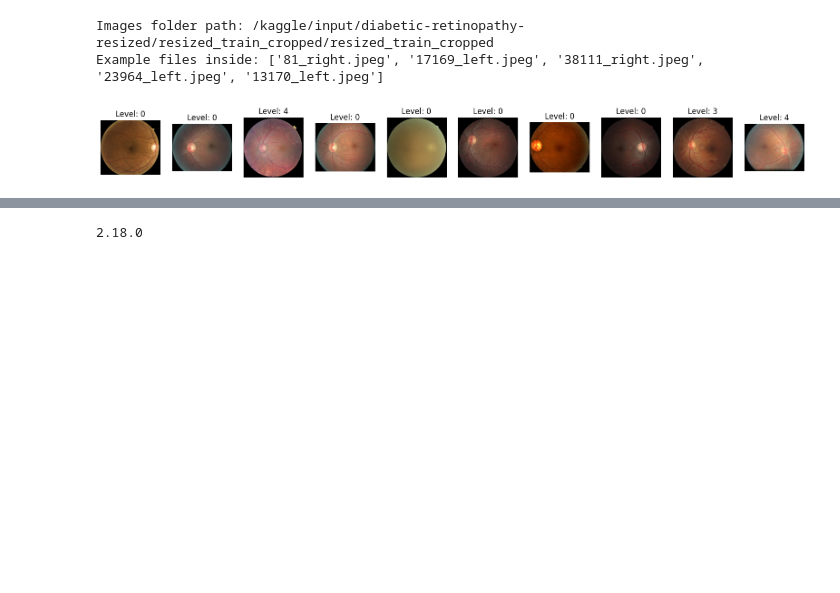
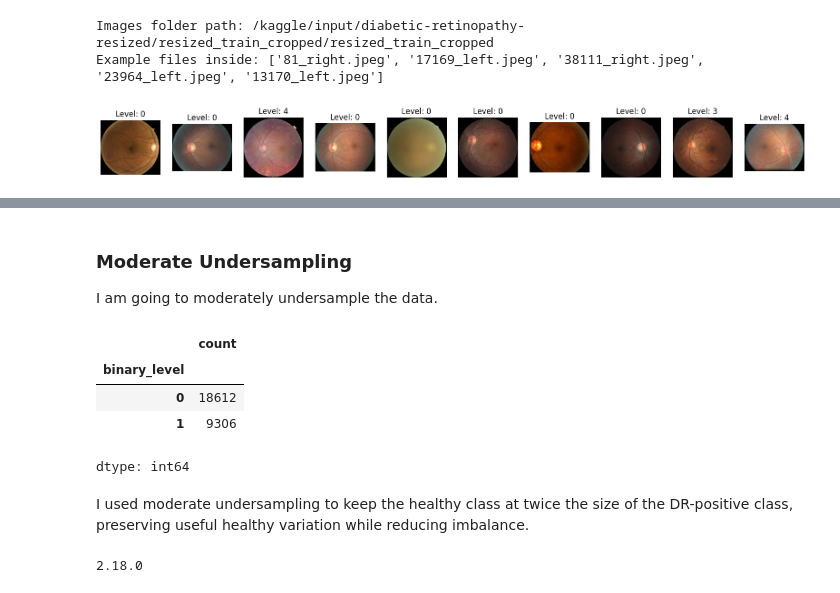
Before and after one commit to SheryllD/diabetic_retinopathy_ml, a Jupyter notebook: Diabetic_Retinopathy_ML.ipynb, the cells around one changed output, grey strips where cells are left out. Saved outputs shown, nothing was run; the diff lists cells and outputs as text; code cells hidden in the pictures; blank space fills up the shorter version.

Commit message:
Under sampled the data to balance.

```diff
--- a/Diabetic_Retinopathy_ML.ipynb
+++ b/Diabetic_Retinopathy_ML.ipynb
@@ -330,3 +286,9 @@ Number of classes: [0 1 2 4 3]
 # %%
-# Adding image path to the label Dataframe
+# Adding image path to the label Dataframe, this is the full path
 df_labels["path"] = df_labels["image"].apply(lambda x: os.path.join(df_images, x + ".jpeg"))
+
+# I am only keeping the rows if they actually exist in the folder
+df_labels = df_labels[df_labels['path'].apply(os.path.exists)].copy()
+
+# Reviewing
+print("Rows with valid filles:", len(df_labels))
@@ -343,3 +339,25 @@ df_labels.head()
+# %% [markdown]
+### Moderate Undersampling
+I am going to moderately undersample the data.
+# %%
+# Keep 2:1 (Moderate)
+df_healthy = df_labels[df_labels['binary_level'] == 0]
+df_dr = df_labels[df_labels['binary_level'] == 1]
+
+desired_healthy = 2 * len(df_dr)
+df_healthy_under = df_healthy.sample(desired_healthy, random_state=42)
+
+balanced_labels = pd.concat([df_healthy_under, df_dr]).sample(frac=1, random_state=42).reset_index(drop=True)
+
+balanced_labels['binary_level'].value_counts()
+# %% [output]
+|  | count |
+| binary_level |  |
+| 0 | 18612 |
+| 1 | 9306 |
+dtype: int64
+# %% [markdown]
+I used moderate undersampling to keep the healthy class at twice the size of the DR-positive class, preserving useful healthy variation while reducing imbalance.
 # %%
 # Reviewing Tensorflow version
 print(tf.__version__)
```
Also changed, not shown: parts of 20 cells of this notebook.
